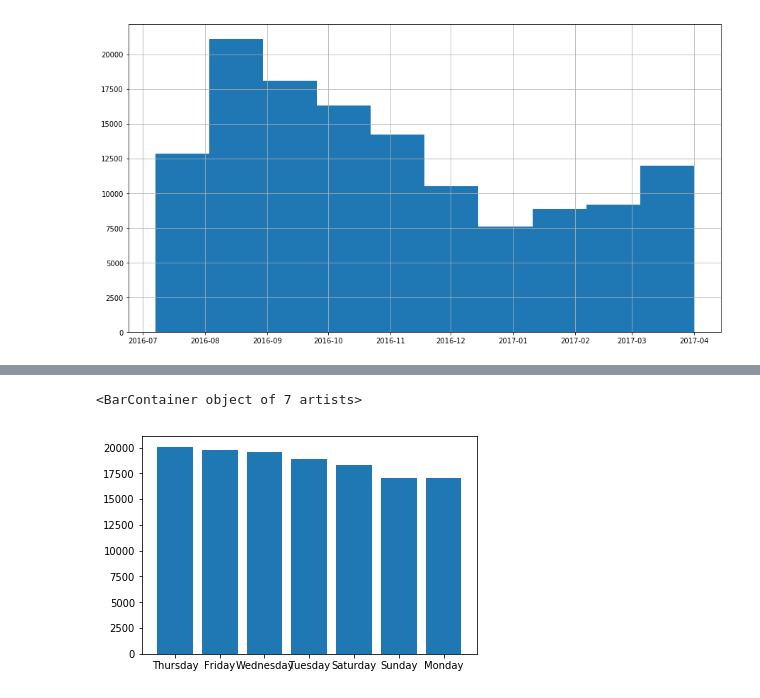
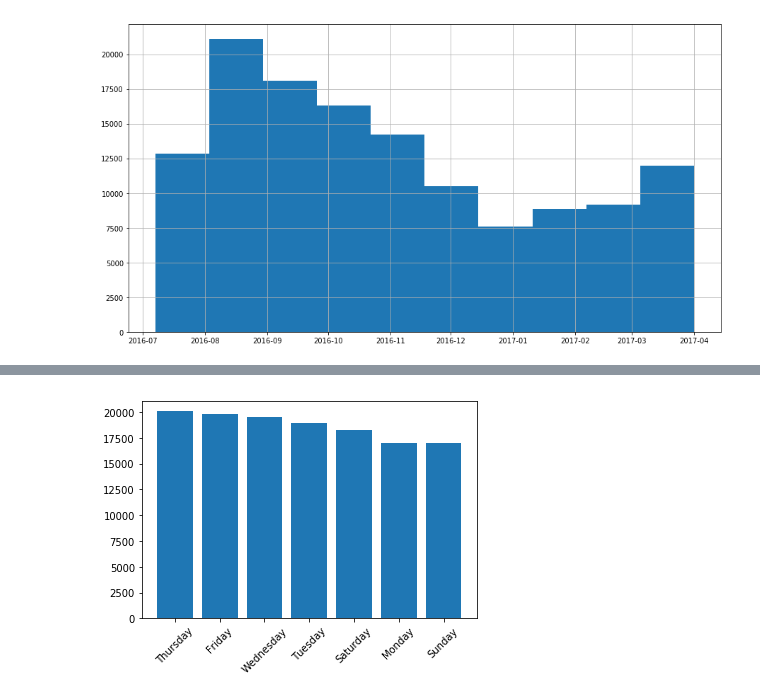
Before and after one commit to ktzioumis/LA-Bike-Share, a Jupyter notebook: student.ipynb, the cells around one changed output, grey strips where cells are left out. Saved outputs shown, nothing was run; the diff lists cells and outputs as text; code cells hidden in the pictures.

Commit message:
time stuff good

```diff
--- a/student.ipynb
+++ b/student.ipynb
@@ -461,3 +461,7 @@ df['Start Time'].hist(figsize=(15,8))
 # %% [output]
 <matplotlib.axes._subplots.AxesSubplot at 0x...>
 [figure]
+# %%
+df['Start Month']=df['Start Time'].dt.month_name()
+
+month.value_counts()
@@ -464,4 +479,4 @@ df['Start Time'].hist(figsize=(15,8))
 # %%
-day_of_week=df['Start Time'].dt.day_name()
-day_of_week.head()
+df['Start Day']=df['Start Time'].dt.day_name()
+df['Start Day'].value_counts()
 # %% [output]
@@ -501,5 +491,6 @@ Name: Start Time, dtype: int64
 # %%
-plt.bar(day_of_week.value_counts().index,day_of_week.value_counts().values)
+plt.bar(df['Start Day'].value_counts().index,df['Start Day'].value_counts().values)
+plt.xticks(rotation=45)
+plt.show()
 # %% [output]
-<BarContainer object of 7 artists>
-[figure, old version]
+[figure, new version]
```
Also changed, not shown: parts of 15 cells of this notebook.
